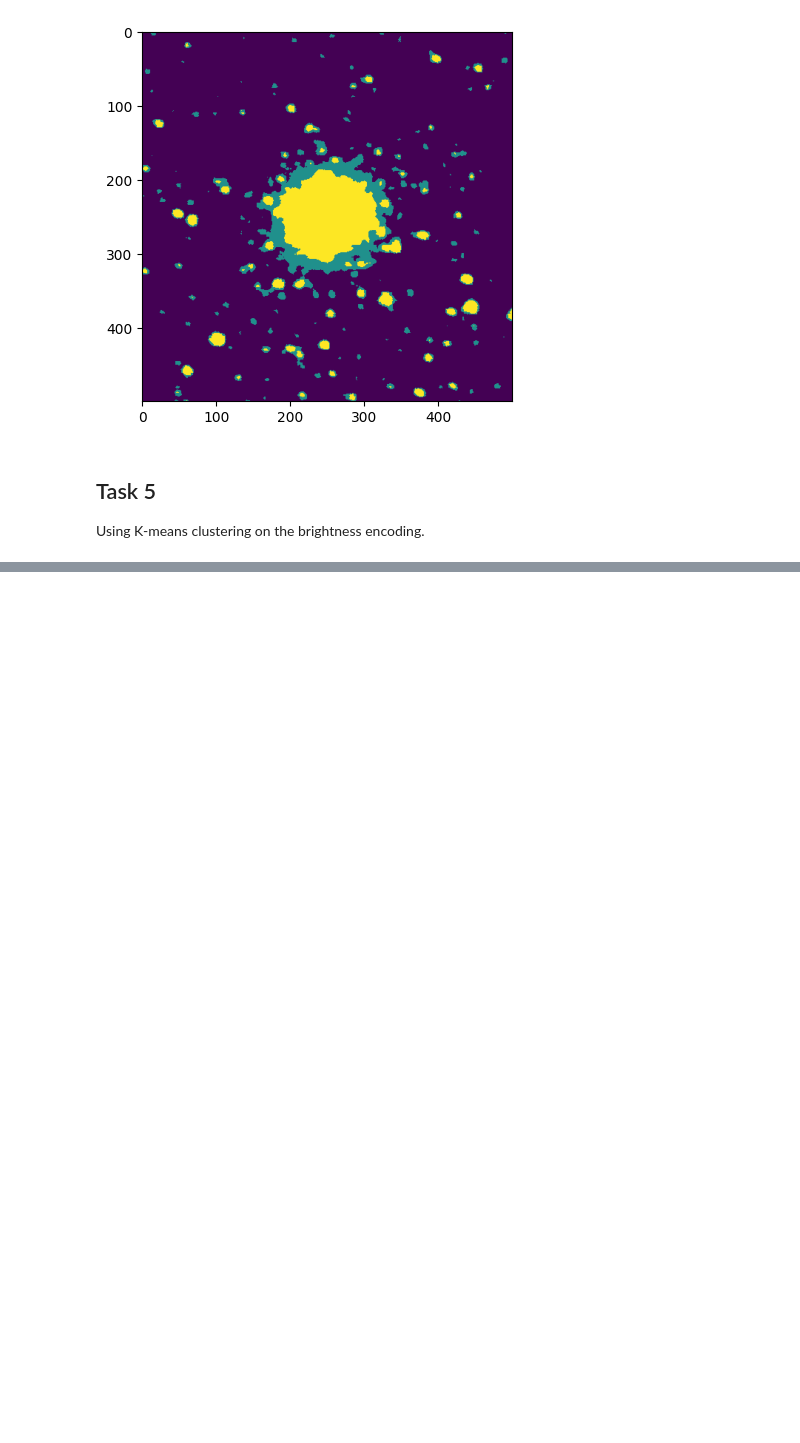
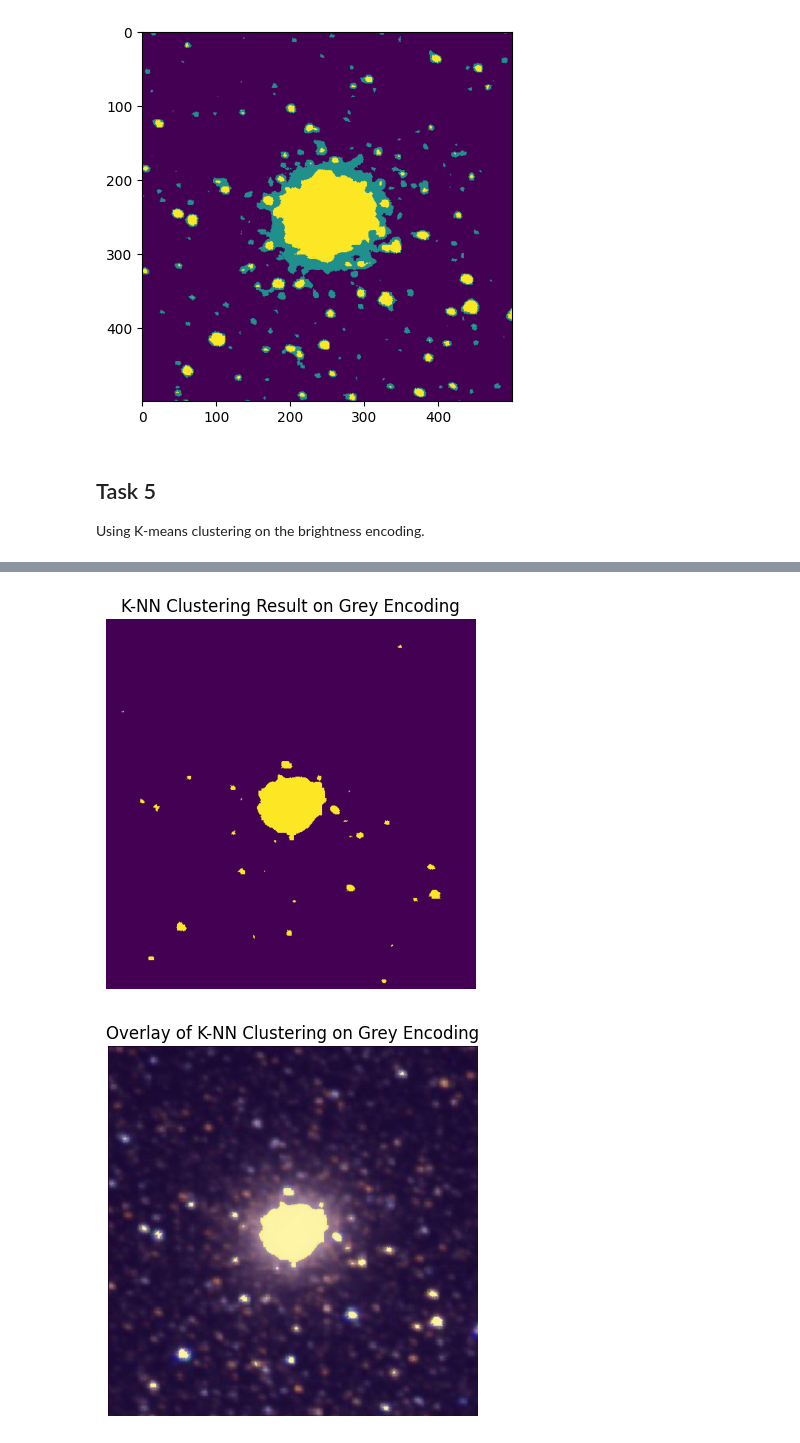
Before and after one commit to OleLB/MOD300_project4, a Jupyter notebook: Topic1/Topic1_report.ipynb, the cells around one changed output, grey strips where cells are left out. Cells and saved outputs as stored; diff of their text form; code cells hidden in the pictures; blank space fills up the shorter version.

```diff
--- a/Topic1/Topic1_report.ipynb
+++ b/Topic1/Topic1_report.ipynb
@@ -106,0 +136,19 @@ overlay_clustered_image(rgb_array, cluster_plot_data, alpha=0.4)
+# %%
+# clustering and overlay
+
+from Task5 import knn_clustering
+from task6 import overlay_clustered_image
+
+clustered_data_grey = knn_clustering(rgb_array, grey_encoding)
+# reshape
+cluster_plot_data_grey = clustered_data_grey.reshape(rgb_array.shape[0], rgb_array.shape[1])
+plt.imshow(cluster_plot_data_grey)
+plt.title("K-NN Clustering Result on Grey Encoding")
+plt.axis('off')
+plt.show()
+
+# overlay
+overlay_clustered_image(rgb_array, cluster_plot_data_grey, alpha=0.4, title="Overlay of K-NN Clustering on Grey Encoding")
+# %% [output]
+[figure, added]
+[figure, added]
```
Also changed, not shown: parts of 12 cells of this notebook, 3 other files.
